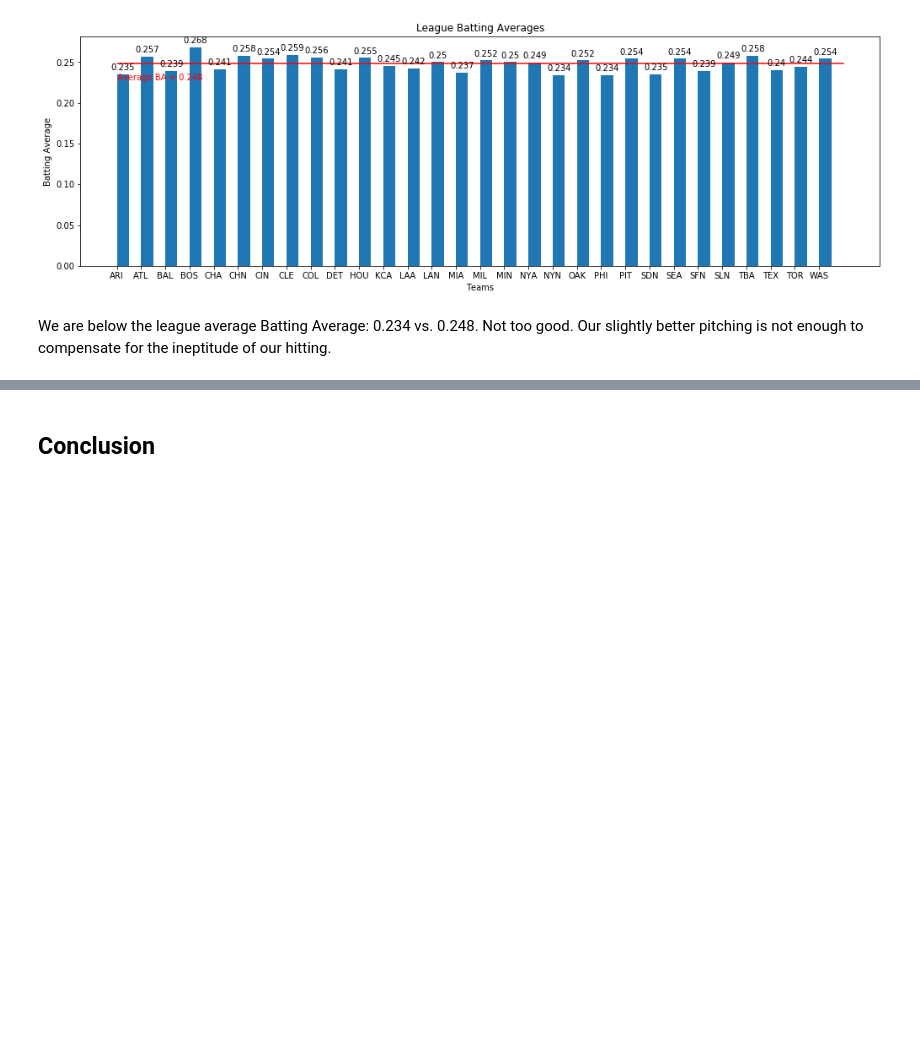
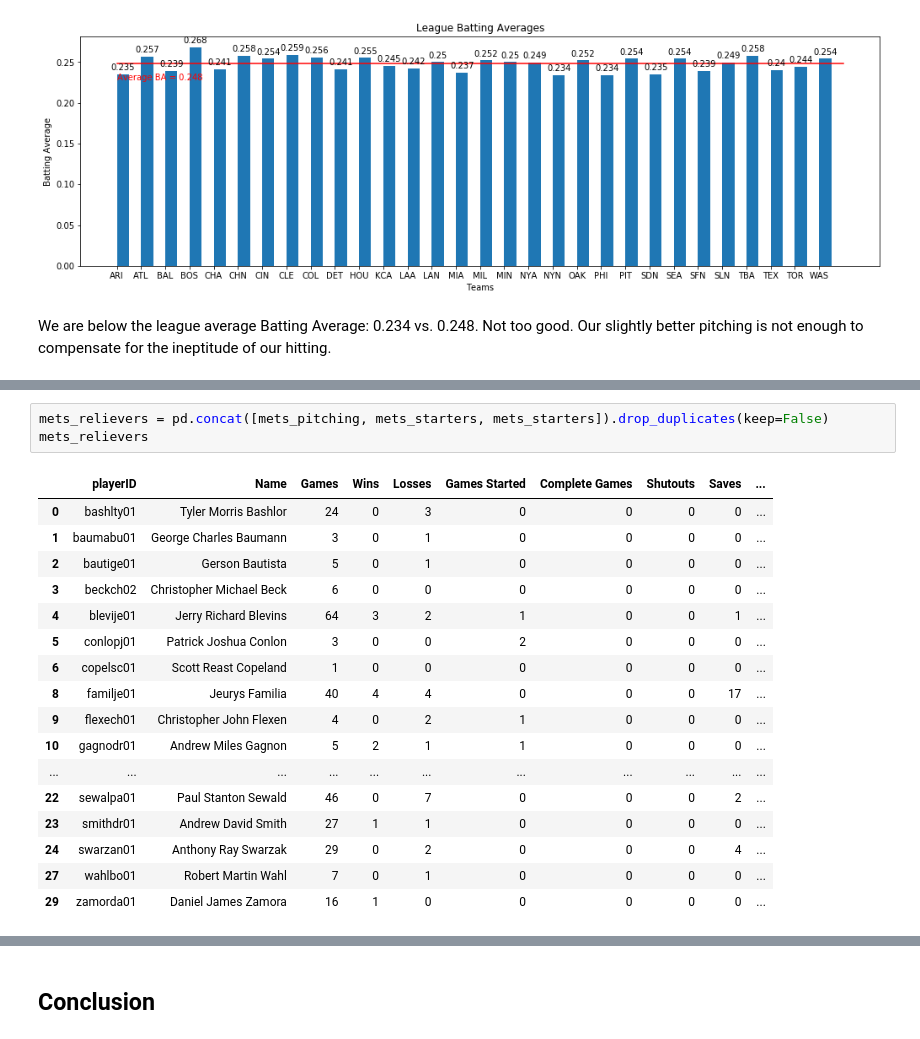
Before and after one commit to robertfg/python-class-project, a Jupyter notebook: python-class-project.ipynb, the cells around one changed output, grey strips where cells are left out. Saved outputs shown, nothing was run; the diff lists cells and outputs as text; blank space fills up the shorter version.

```diff
--- a/python-class-project.ipynb
+++ b/python-class-project.ipynb
@@ -558,0 +571,21 @@ What about starters vs. relievers?  To look at this information, I'll separate o
+# %%
+mets_relievers = pd.concat([mets_pitching, mets_starters, mets_starters]).drop_duplicates(keep=False)
+mets_relievers
+# %% [output]
+|  | playerID | Name | Games | Wins | Losses | Games Started | Complete Games | Shutouts | Saves | ... |
+| 0 | bashlty01 | Tyler Morris Bashlor | 24 | 0 | 3 | 0 | 0 | 0 | 0 | ... |
+| 1 | baumabu01 | George Charles Baumann | 3 | 0 | 1 | 0 | 0 | 0 | 0 | ... |
+| 2 | bautige01 | Gerson Bautista | 5 | 0 | 1 | 0 | 0 | 0 | 0 | ... |
+| 3 | beckch02 | Christopher Michael Beck | 6 | 0 | 0 | 0 | 0 | 0 | 0 | ... |
+| 4 | blevije01 | Jerry Richard Blevins | 64 | 3 | 2 | 1 | 0 | 0 | 1 | ... |
+| 5 | conlopj01 | Patrick Joshua Conlon | 3 | 0 | 0 | 2 | 0 | 0 | 0 | ... |
+| 6 | copelsc01 | Scott Reast Copeland | 1 | 0 | 0 | 0 | 0 | 0 | 0 | ... |
+| 8 | familje01 | Jeurys Familia | 40 | 4 | 4 | 0 | 0 | 0 | 17 | ... |
+| 9 | flexech01 | Christopher John Flexen | 4 | 0 | 2 | 1 | 0 | 0 | 0 | ... |
+| 10 | gagnodr01 | Andrew Miles Gagnon | 5 | 2 | 1 | 1 | 0 | 0 | 0 | ... |
+| ... | ... | ... | ... | ... | ... | ... | ... | ... | ... | ... |
+| 22 | sewalpa01 | Paul Stanton Sewald | 46 | 0 | 7 | 0 | 0 | 0 | 2 | ... |
+| 23 | smithdr01 | Andrew David Smith | 27 | 1 | 1 | 0 | 0 | 0 | 0 | ... |
+| 24 | swarzan01 | Anthony Ray Swarzak | 29 | 0 | 2 | 0 | 0 | 0 | 4 | ... |
+| 27 | wahlbo01 | Robert Martin Wahl | 7 | 0 | 1 | 0 | 0 | 0 | 0 | ... |
+| 29 | zamorda01 | Daniel James Zamora | 16 | 1 | 0 | 0 | 0 | 0 | 0 | ... |
```
Also changed, not shown: parts of 6 cells of this notebook.
